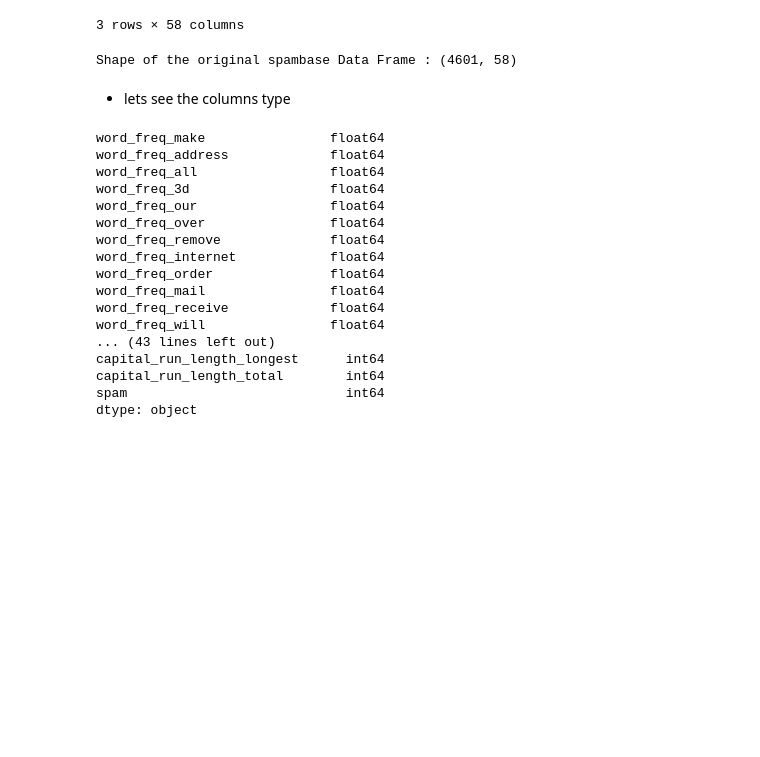
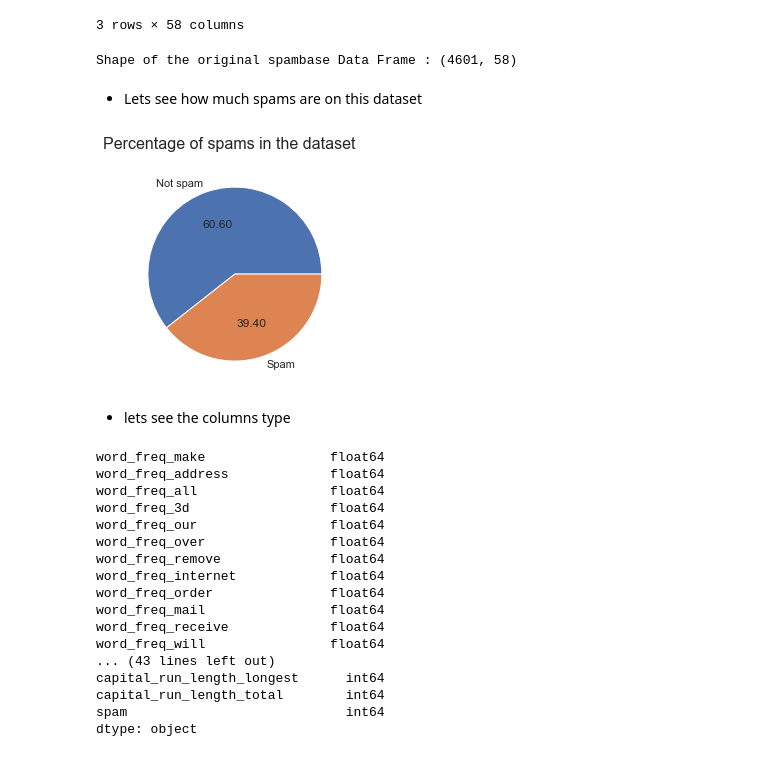
Before and after one commit to Maxime-JULLIEN/ESILV-Python, a Jupyter notebook: spambase_project.ipynb, the cells around one changed output. Saved outputs shown, nothing was run; the diff lists cells and outputs as text; code cells hidden in the pictures; blank space fills up the shorter version.

```diff
--- a/spambase_project.ipynb
+++ b/spambase_project.ipynb
@@ -28,6 +32,18 @@ spambase_df.head(3)
 print(f"Shape of the original spambase Data Frame : {spambase_df.shape}")
 # %% [output]
 Shape of the original spambase Data Frame : (4601, 58)
+# %% [markdown]
+* Lets see how much spams are on this dataset
+# %%
+spam_prctg_df = spambase_df.spam.value_counts(normalize=True).to_frame()
+
+plt.figure()
+plt.pie(spam_prctg_df, labels=['Not spam', 'Spam'], autopct='%.2f')
+plt.suptitle("Percentage of spams in the dataset", fontsize=16)
+
+plt.show()
+# %% [output]
+[figure, added]
 # %% [markdown]
 * lets see the columns type
 # %%
```
Also changed, not shown: parts of 16 cells of this notebook.
